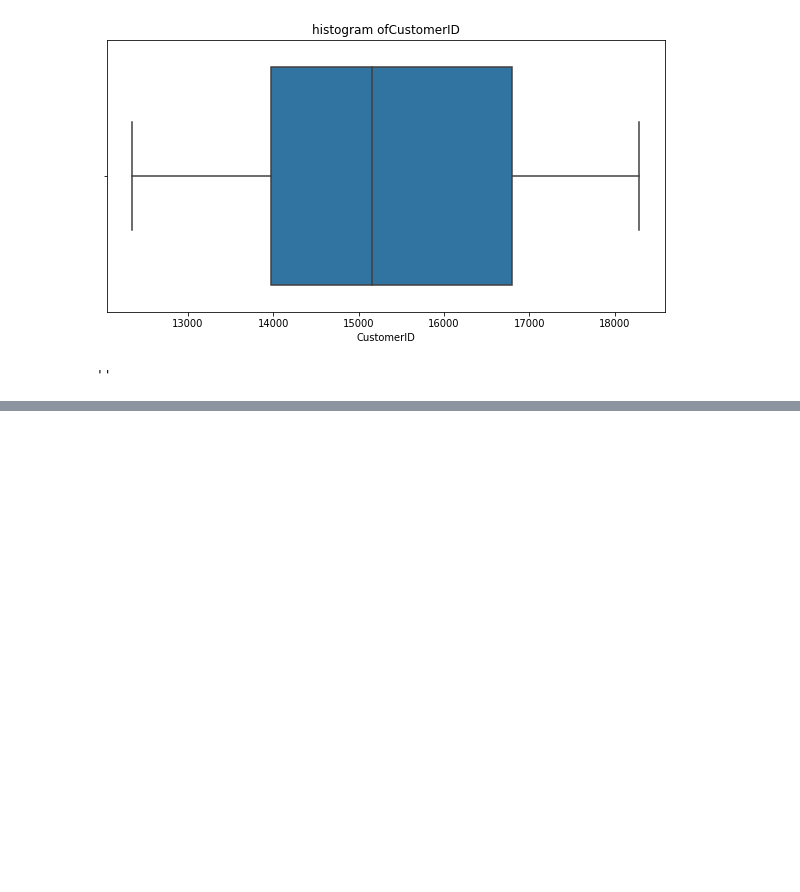
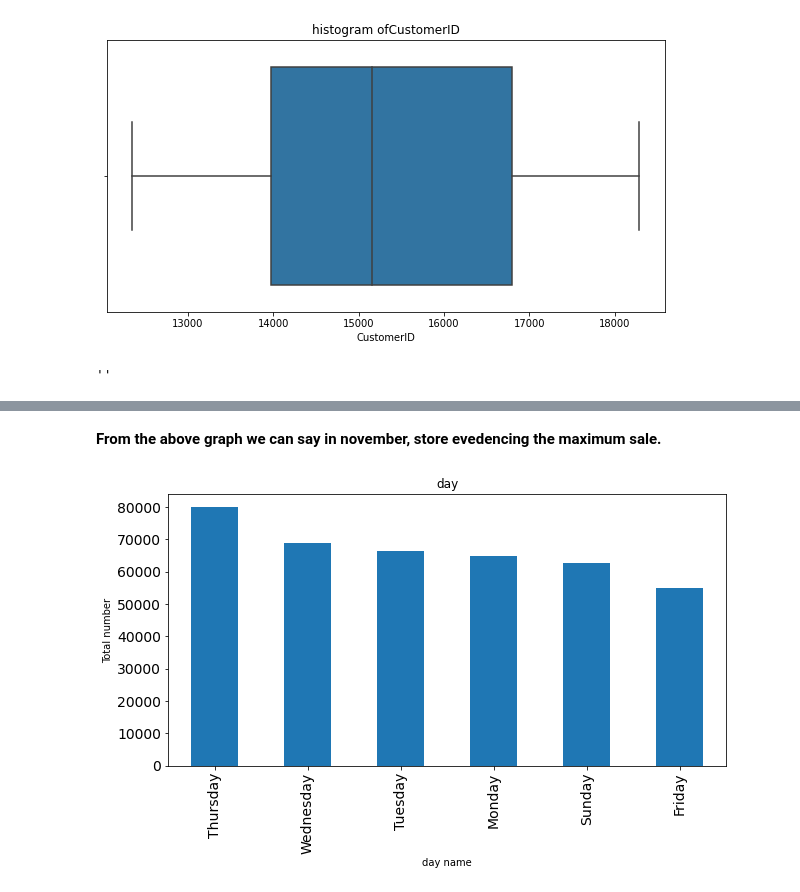
Before and after one commit to avanish04/online-retail-customer-segmentation, a Jupyter notebook: Online_Retail_Customer_Segmentation_Capstone_Project.ipynb, the cells around one changed output, grey strips where cells are left out. Drawn from its saved outputs; the diff is of its cells as text; code cells hidden in the pictures; blank space fills up the shorter version.

```diff
--- a/Online_Retail_Customer_Segmentation_Capstone_Project.ipynb
+++ b/Online_Retail_Customer_Segmentation_Capstone_Project.ipynb
@@ -186,0 +236,13 @@ for i in list(dataset.describe().columns):
+# %% [markdown]
+**From the above graph we can say in november, store evedencing the maximum sale.**
+# %%
+ax = dataset['Day_name'].value_counts().plot.bar(
+    figsize = (10,5),
+    fontsize = 14,
+   )
+plt.title('day')
+plt.xlabel('day name')
+
+plt.ylabel('Total number');
+# %% [output]
+[figure, added]
```
Also changed, not shown: parts of 23 cells of this notebook.
